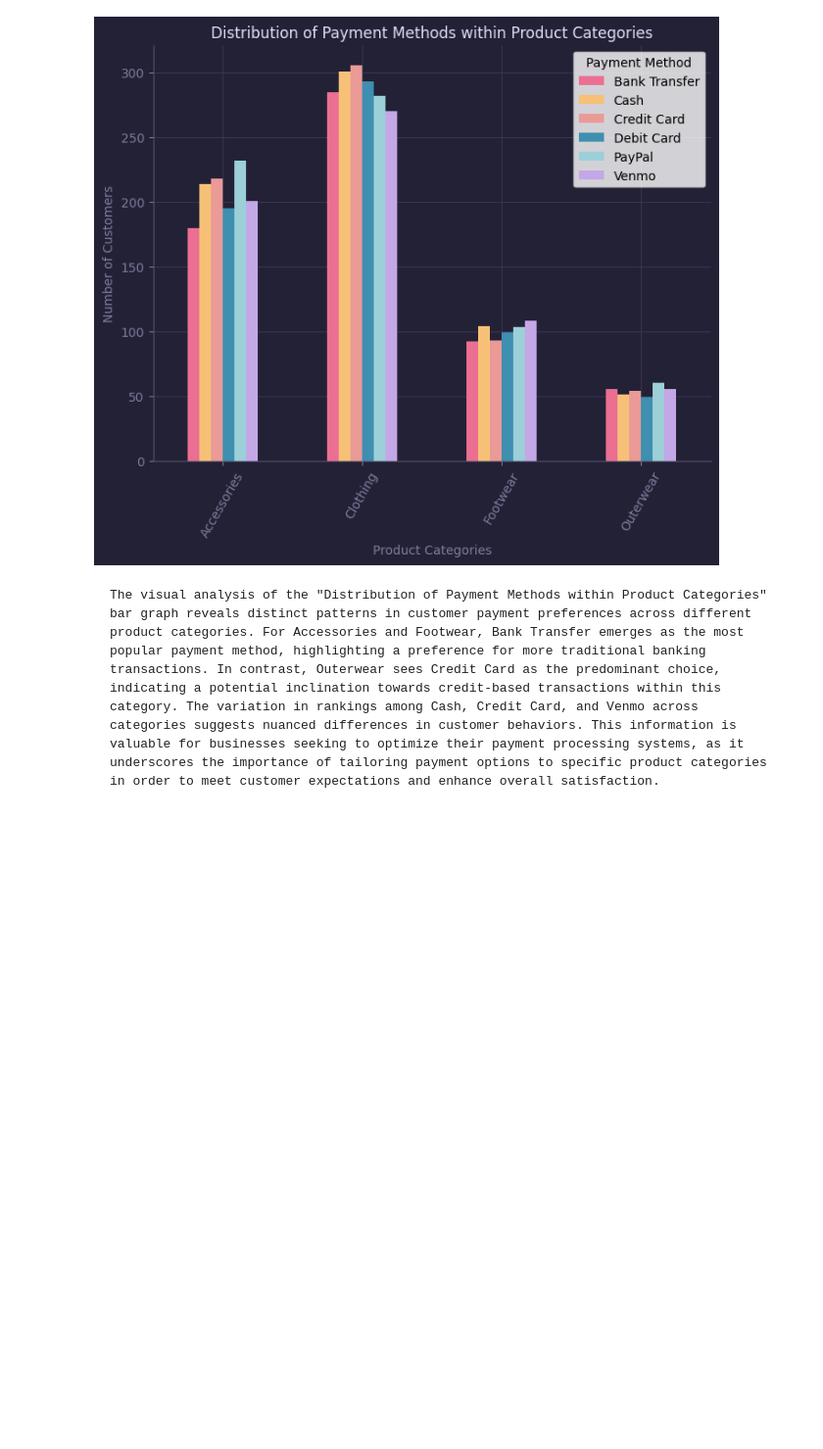
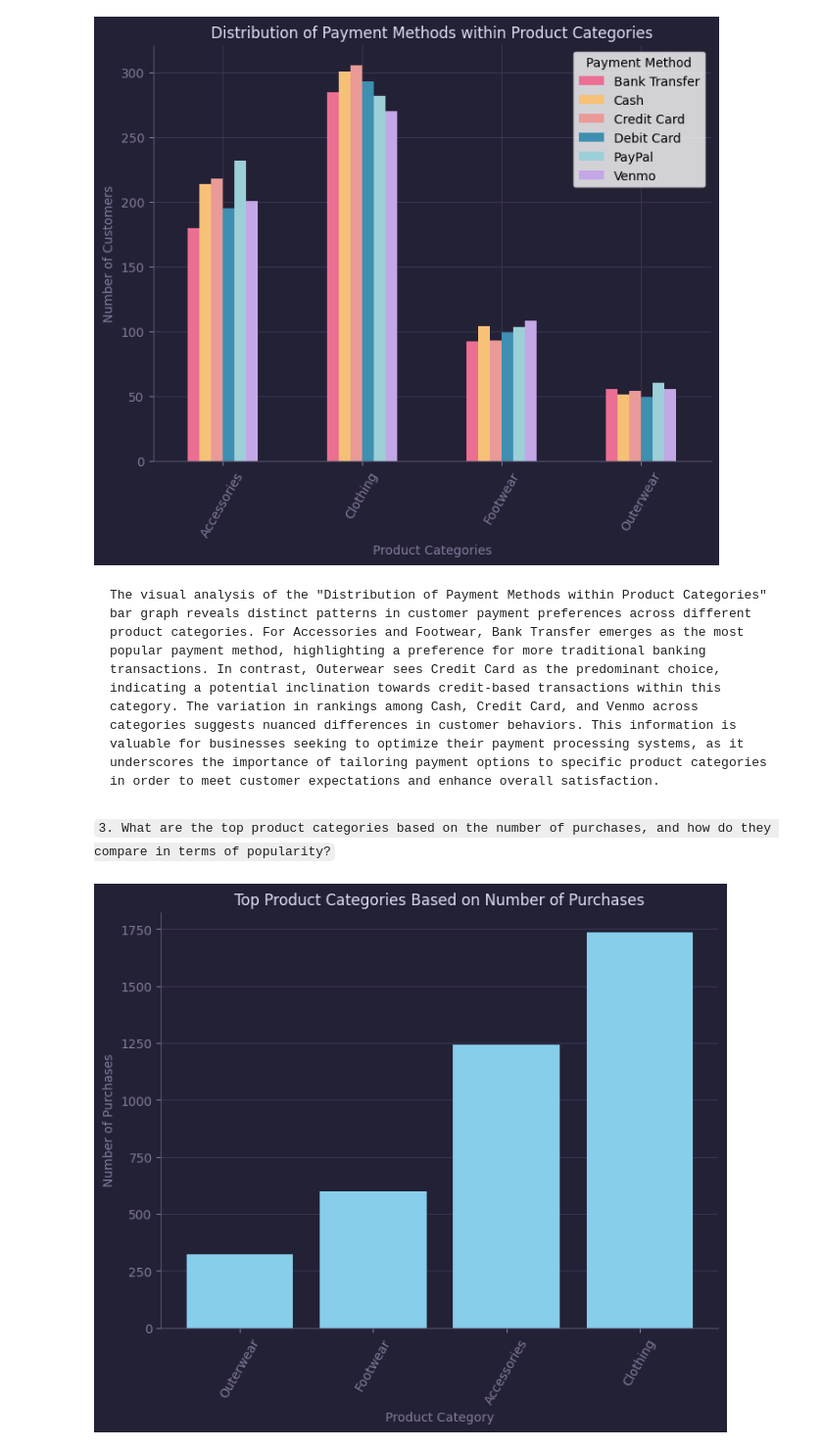
Before and after one commit to KaiSteamCenter/Unit-2-Python, a Jupyter notebook: shoptrends.ipynb, the cells around one changed output. Shown: that part at 98% size. Saved outputs shown, nothing was run; the diff lists cells and outputs as text; code cells hidden in the pictures; blank space fills up the shorter version.

````diff
--- a/shoptrends.ipynb
+++ b/shoptrends.ipynb
@@ -59,3 +59,25 @@ plt.show()
 ```
 The visual analysis of the "Distribution of Payment Methods within Product Categories" bar graph reveals distinct patterns in customer payment preferences across different product categories. For Accessories and Footwear, Bank Transfer emerges as the most popular payment method, highlighting a preference for more traditional banking transactions. In contrast, Outerwear sees Credit Card as the predominant choice, indicating a potential inclination towards credit-based transactions within this category. The variation in rankings among Cash, Credit Card, and Venmo across categories suggests nuanced differences in customer behaviors. This information is valuable for businesses seeking to optimize their payment processing systems, as it underscores the importance of tailoring payment options to specific product categories in order to meet customer expectations and enhance overall satisfaction.
 ```
+# %% [markdown]
+```3. What are the top product categories based on the number of purchases, and how do they compare in terms of popularity?```
+# %%
+import pandas as pd
+import matplotlib.pyplot as plt
+
+df['Category'] = df['Category'].str.capitalize()
+
+catpurchase = df['Category'].value_counts().reset_index()
+catpurchase.columns = ['Category', 'Number of Purchases']
+catpurchase = catpurchase.sort_values(by='Number of Purchases')
+
+with plt.style.context("rose-pine-moon.mplstyle"):
+    plt.figure(figsize=(8, 6))
+    plt.bar(catpurchase['Category'], catpurchase['Number of Purchases'], color='skyblue')
+    plt.xlabel('Product Category')
+    plt.ylabel('Number of Purchases')
+    plt.title('Top Product Categories Based on Number of Purchases')
+    plt.xticks(rotation=60)
+    plt.show()
+# %% [output]
+[figure, added]
````
Also changed, not shown: parts of 5 cells of this notebook, 1 other file.
